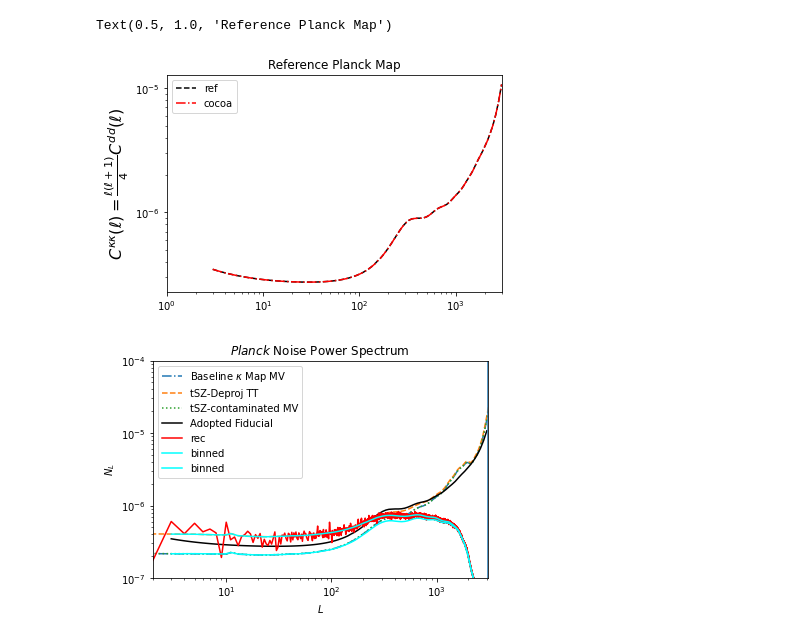
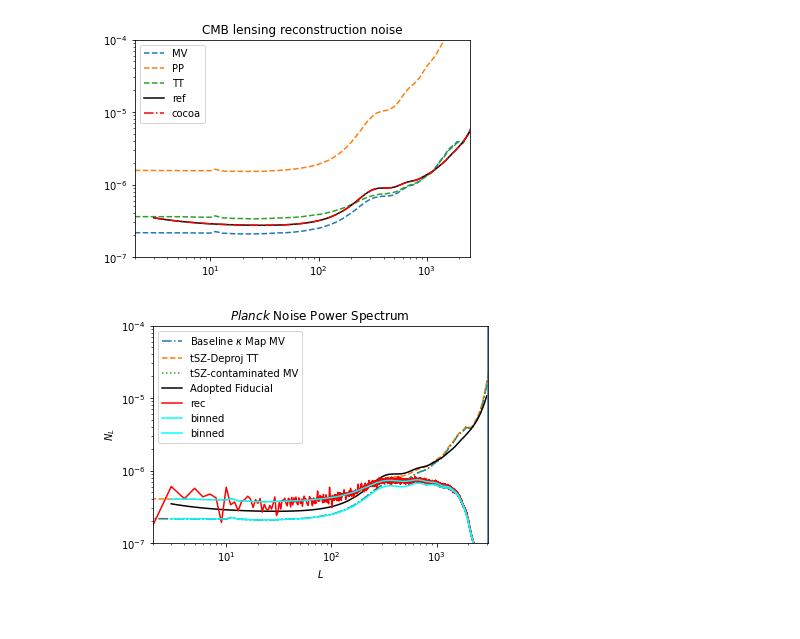
Before and after one commit to CosmoLike/DESxPlanck, a Jupyter notebook: notebooks/CMBLensingNoise.ipynb, the cells around one changed output. Cells and saved outputs as stored; diff of their text form; code cells hidden in the pictures.

```diff
--- a/notebooks/CMBLensingNoise.ipynb
+++ b/notebooks/CMBLensingNoise.ipynb
@@ -12,32 +10,37 @@ import healpy as hp
 # %%
-#cmb_dir = "/groups/timeifler/jiachuanxu/plancksmica"
-cmb_dir = "/Users/jiachuanxu/Workspace/CosmoLike/DESxPlanck/cmblensrec/plancksmica"
+cmb_dir = "/groups/timeifler/jiachuanxu/plancksmica"
+#cmb_dir = "/Users/jiachuanxu/Workspace/CosmoLike/DESxPlanck/cmblensrec/plancksmica"
+cosmolike_dir = "/home/u17/jiachuanxu/CosmoLike/DESxPlanck"
+#cosmolike_dir = "/Users/jiachuanxu/Workspace/CosmoLike/DESxPlanck"
+cocoa_dir = "/home/u17/jiachuanxu/cocoa/Cocoa/projects"
+#cocoa_dir = "/Users/jiachuanxu/Workspace/cocoa/Cocoa/projects"
+
 # Reference map
-#nlkk_MV = np.genfromtxt(cmb_dir+"/COM_Lensing_4096_R3.00/MV/nlkk.dat")
-#nlkk_PP = np.genfromtxt(cmb_dir+"/COM_Lensing_4096_R3.00/PP/nlkk.dat")
-#nlkk_TT = np.genfromtxt(cmb_dir+"/COM_Lensing_4096_R3.00/TT/nlkk.dat")
+nlkk_MV = np.genfromtxt(cmb_dir+"/COM_Lensing_4096_R3.00/MV/nlkk.dat")
+nlkk_PP = np.genfromtxt(cmb_dir+"/COM_Lensing_4096_R3.00/PP/nlkk.dat")
+nlkk_TT = np.genfromtxt(cmb_dir+"/COM_Lensing_4096_R3.00/TT/nlkk.dat")
 
 # CMB noise adopted
-noise_ref = np.genfromtxt("/Users/jiachuanxu/Workspace/CosmoLike/DESxPlanck/cmblensrec/plancksmica/cmb_lmax3000.txt")
+noise_ref = np.genfromtxt(cosmolike_dir+"/cmblensrec/plancksmica/cmb_lmax3000.txt")
 # CMB noise in cocoa
 # C_ell^kk = l*(l+1)/4 * C_ell^dd
 # the file saved in cocoa repo is C^{dd}(ell), while the one used in CosmoLike is C^{kk}(ell)
-noise_cocoa = np.genfromtxt("/Users/jiachuanxu/Workspace/cocoa/Cocoa/projects/desy1xplanck/data/noise_plancksmica.txt")
+noise_cocoa = np.genfromtxt(cocoa_dir+"/desy1xplanck/data/noise_plancksmica.txt")
 # %%
-#plt.loglog(nlkk_MV[:,0], nlkk_MV[:,1], ls='--', label='MV')
-#plt.loglog(nlkk_PP[:,0], nlkk_PP[:,1], ls='--', label='PP')
-#plt.loglog(nlkk_TT[:,0], nlkk_TT[:,1], ls='--', label='TT')
-plt.loglog(noise_ref[:,0], noise_ref[:,1], label='ref', color='k', ls='--')
+plt.loglog(nlkk_MV[:,0], nlkk_MV[:,1], ls='--', label='MV')
+plt.loglog(nlkk_PP[:,0], nlkk_PP[:,1], ls='--', label='PP')
+plt.loglog(nlkk_TT[:,0], nlkk_TT[:,1], ls='--', label='TT')
+plt.loglog(noise_ref[:,0], noise_ref[:,1], label='ref', color='k', ls='-')
 plt.loglog(noise_cocoa[:,0], noise_cocoa[:,1]*noise_cocoa[:,0]*(noise_cocoa[:,0]+1)/(4),
            label='cocoa', color='r', ls='-.')
 plt.legend()
-plt.xlim([1,3001])
-#plt.ylim([1e-7, 1e-4])
-plt.ylabel(r'$C^{\kappa\kappa}(\ell)=\frac{\ell(\ell+1)}{4}C^{dd}(\ell)$', fontsize=16)
-plt.title("Reference Planck Map")
+plt.xlim([2,2500])
+plt.ylim([1e-7, 1e-4])
+plt.title(r"CMB lensing reconstruction noise")
+
+plt.savefig('figs/CMB_lensing_reconstruction_noise.png', dpi=300)
 # %% [output]
-Text(0.5, 1.0, 'Reference Planck Map')
-[figure, old version]
+[figure, new version]
 # %%
 # Reference map
 nlkk_SZdeproj = np.genfromtxt(cmb_dir+"/COM_Lensing_Szdeproj_4096_R3.00/TT/nlkk.dat")
```
Also changed, not shown: parts of 1 cell of this notebook, 14 other files.
